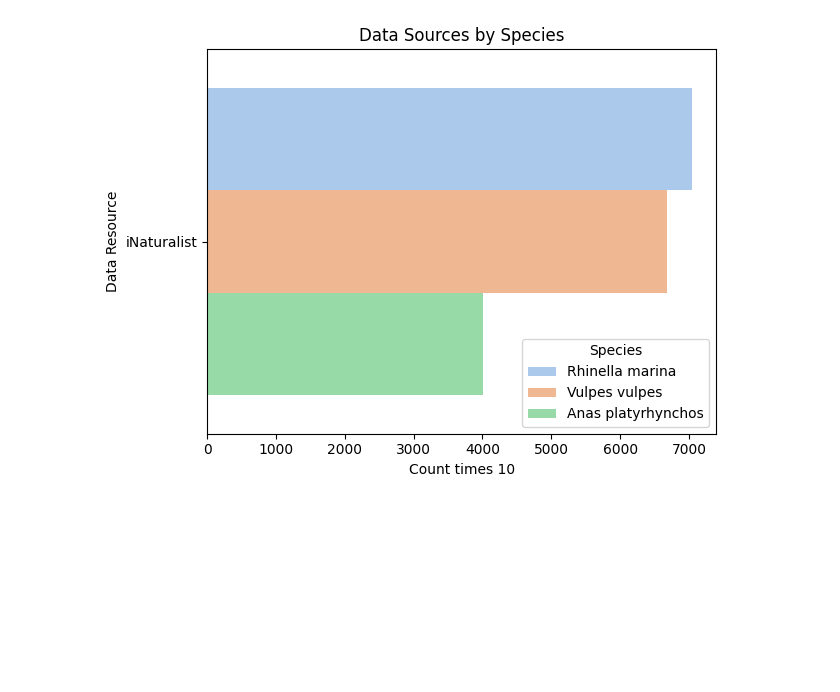
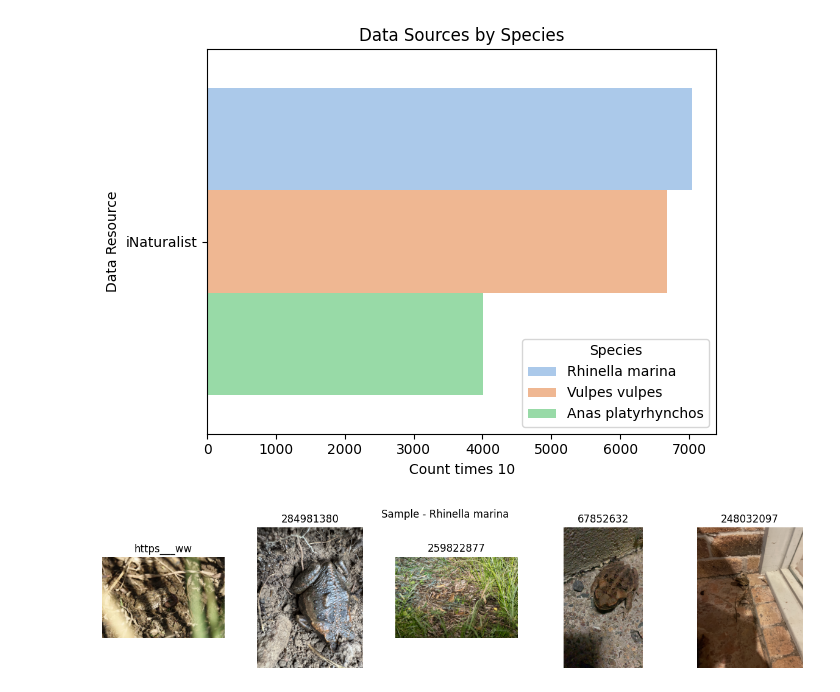
Before and after one commit to shayan2121212121/invasive-species-classification, a Jupyter notebook: notebooks/01-eda.ipynb, the cells around one changed output. Cells and saved outputs as stored; diff of their text form; code cells hidden in the pictures; blank space fills up the shorter version.

```diff
--- a/notebooks/01-eda.ipynb
+++ b/notebooks/01-eda.ipynb
@@ -71,3 +92,22 @@ plt.tight_layout()
 plt.show()
 # %% [output]
 [figure]
+# %%
+from PIL import Image
+import os
+import random
+
+def show_image_grid(image_dir, title, n=5):
+    fig, axes = plt.subplots(1, n, figsize=(15, 3))
+    files = random.sample(os.listdir(image_dir), n)
+    for ax, file in zip(axes, files):
+        img = Image.open(os.path.join(image_dir, file))
+        ax.imshow(img)
+        ax.axis("off")
+        ax.set_title(file.split(".")[0][:10])
+    plt.suptitle(title)
+    plt.show()
+
+show_image_grid("/Users/mdshayan/Desktop/invasive-species-classifier/data/raw/rhinella_marina", "Sample - Rhinella marina")
+# %% [output]
+[figure, added]
```
Also changed, not shown: parts of 9 cells of this notebook, 1 other file.
